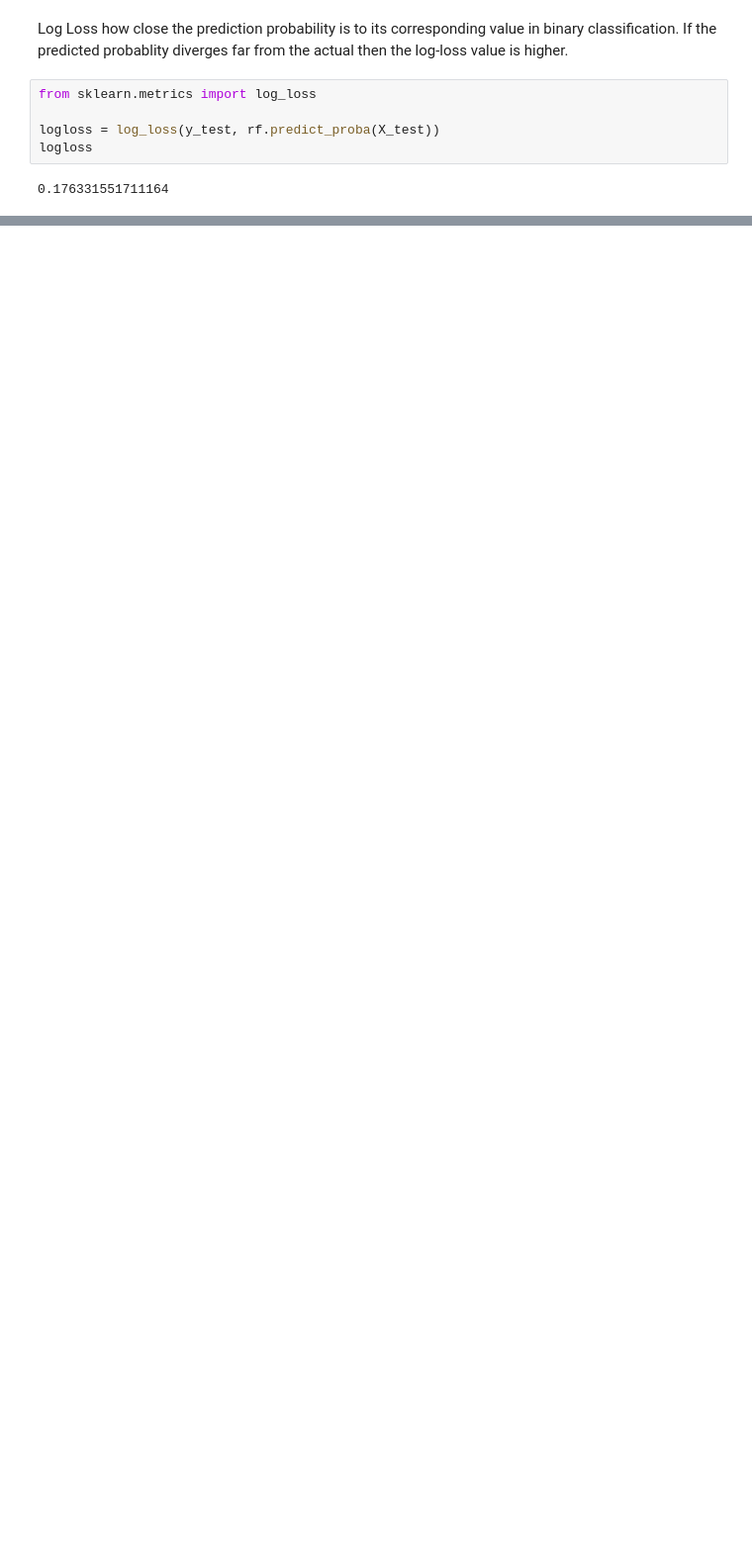
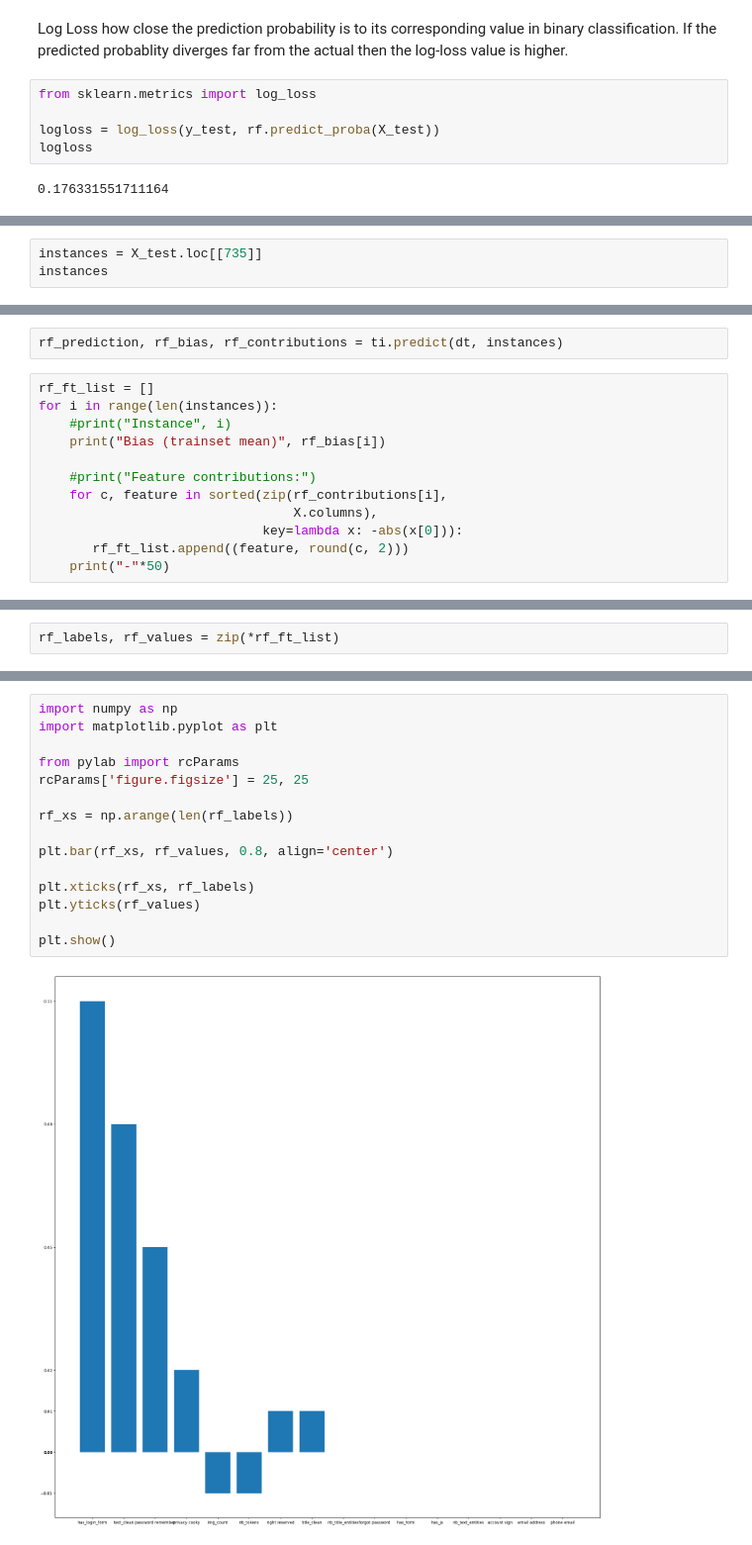
Before and after one commit to DeepCodeSec/ml1000-p3, a Jupyter notebook: notebooks/group_1_project_rf.ipynb, the cells around one changed output, grey strips where cells are left out. Shown at 99% size. Cells and saved outputs as stored; diff of their text form; blank space fills up the shorter version.

```diff
--- a/notebooks/group_1_project_rf.ipynb
+++ b/notebooks/group_1_project_rf.ipynb
@@ -859,0 +900,3 @@ logloss
+# %%
+instances = X_test.loc[[735]]
+instances
@@ -859,0 +906,14 @@ logloss
+# %%
+rf_prediction, rf_bias, rf_contributions = ti.predict(dt, instances)
+# %%
+rf_ft_list = []
+for i in range(len(instances)):
+    #print("Instance", i)
+    print("Bias (trainset mean)", rf_bias[i])
+
+    #print("Feature contributions:")
+    for c, feature in sorted(zip(rf_contributions[i],
+                                 X.columns),
+                             key=lambda x: -abs(x[0])):
+       rf_ft_list.append((feature, round(c, 2)))
+    print("-"*50)
@@ -859,0 +923,2 @@ logloss
+# %%
+rf_labels, rf_values = zip(*rf_ft_list)
@@ -859,0 +944,17 @@ logloss
+# %%
+import numpy as np
+import matplotlib.pyplot as plt
+
+from pylab import rcParams
+rcParams['figure.figsize'] = 25, 25
+
+rf_xs = np.arange(len(rf_labels))
+
+plt.bar(rf_xs, rf_values, 0.8, align='center')
+
+plt.xticks(rf_xs, rf_labels)
+plt.yticks(rf_values)
+
+plt.show()
+# %% [output]
+[figure, added]
```
Also changed, not shown: parts of 19 cells of this notebook.
